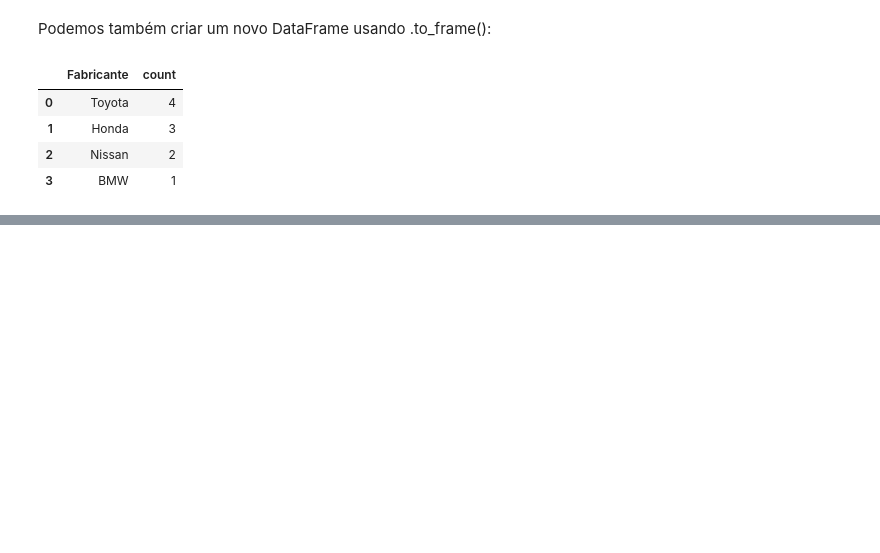
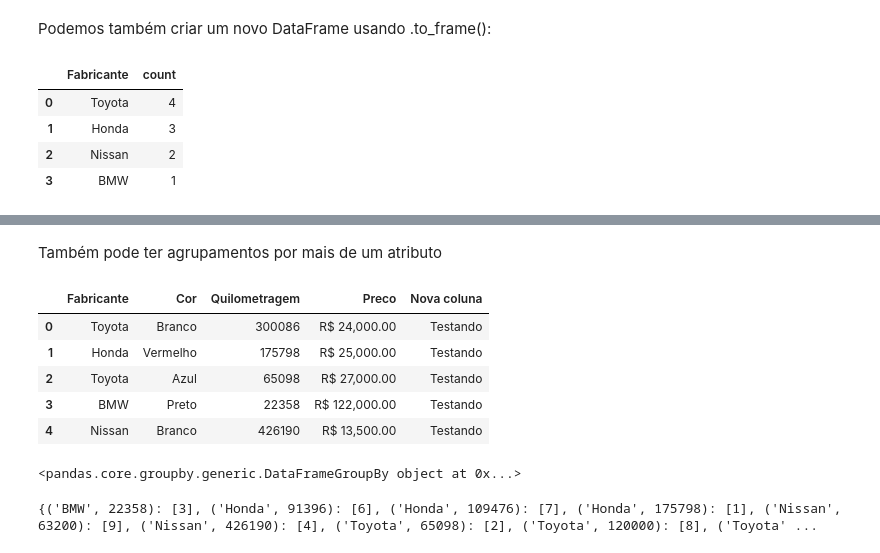
Before and after one commit to ricardoriverac/youxlab-treino-git, a Jupyter notebook: python-tayla/aulas-dados/estudos.ipynb, the cells around one changed output, grey strips where cells are left out. Drawn from its saved outputs; the diff is of its cells as text; code cells hidden in the pictures; blank space fills up the shorter version.

```diff
--- a/python-tayla/aulas-dados/estudos.ipynb
+++ b/python-tayla/aulas-dados/estudos.ipynb
@@ -497,0 +540,22 @@ dados_fabricante
+# %% [markdown]
+<p>Também pode ter agrupamentos por mais de um atributo</p>
+# %%
+dados.head()
+# %% [output]
+|  | Fabricante | Cor | Quilometragem | Preco | Nova coluna |
+| 0 | Toyota | Branco | 300086 | R$ 24,000.00 | Testando |
+| 1 | Honda | Vermelho | 175798 | R$ 25,000.00 | Testando |
+| 2 | Toyota | Azul | 65098 | R$ 27,000.00 | Testando |
+| 3 | BMW | Preto | 22358 | R$ 122,000.00 | Testando |
+| 4 | Nissan | Branco | 426190 | R$ 13,500.00 | Testando |
+# %%
+# agrupa os registros do DataFrame primeiramente por seus fabricantes
+# depois agrupa os registros de cada fabricante (grupo) de acordo com a quilometragem
+grupos = dados.groupby(['Fabricante', 'Quilometragem'])
+grupos
+# %% [output]
+<pandas.core.groupby.generic.DataFrameGroupBy object at 0x...>
+# %%
+grupos.groups
+# %% [output]
+{('BMW', 22358): [3], ('Honda', 91396): [6], ('Honda', 109476): [7], ('Honda', 175798): [1], ('Nissan', 63200): [9], ('Nissan', 426190): [4], ('Toyota', 65098): [2], ('Toyota', 120000): [8], ('Toyota' ...
```
Also changed, not shown: parts of 24 cells of this notebook.
